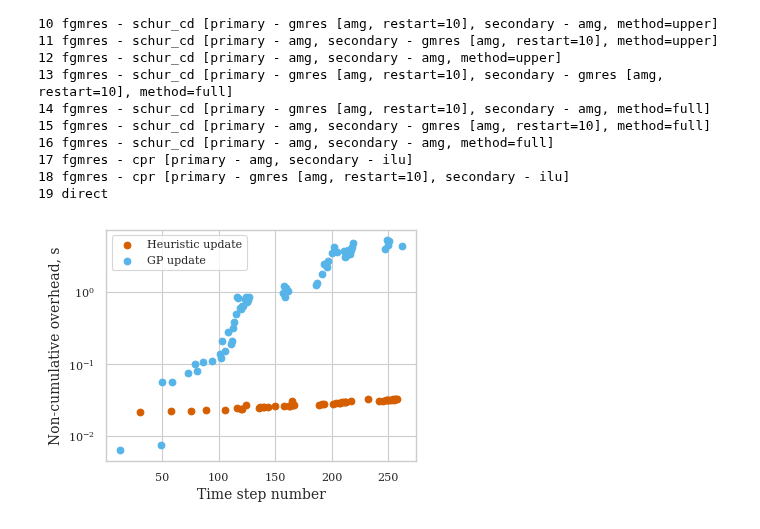
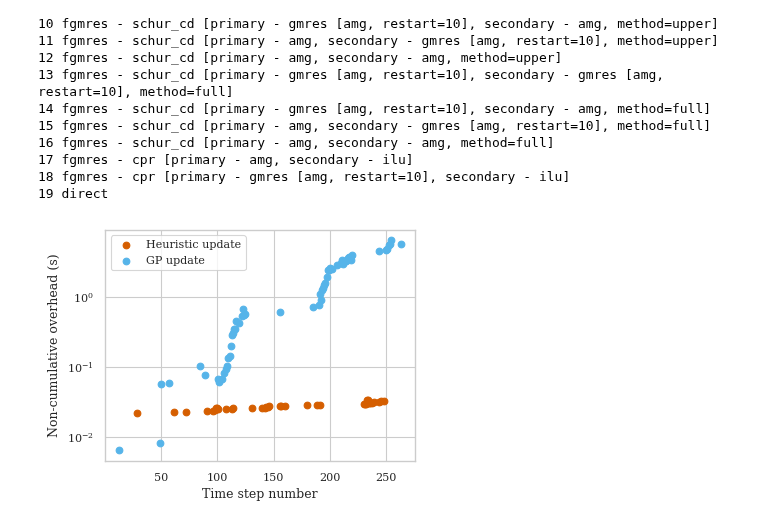
Before and after one commit to Yuriyzabegaev/solver_selector, a Jupyter notebook: examples/4_extended_solver_space/results_4_thermal.ipynb, the cells around one changed output. Saved outputs shown, nothing was run; the diff lists cells and outputs as text; code cells hidden in the pictures.

```diff
--- a/examples/4_extended_solver_space/results_4_thermal.ipynb
+++ b/examples/4_extended_solver_space/results_4_thermal.ipynb
@@ -10,8 +10,8 @@ tex_fonts = {
     # "text.usetex": True,
     "font.family": "serif",
     # Use 10pt font in plots, to match 10pt font in document
-    "axes.labelsize": 10,
-    "font.size": 10,
+    "axes.labelsize": 9,
+    "font.size": 9,
     # Make the legend/label fonts a little smaller
     "legend.fontsize": 8,
     "xtick.labelsize": 8,
@@ -42,8 +42,8 @@ data = {
     "Only CPR": load_data('../1/thermal_cpr', n_newest=NUM_SIMS),
     "Only Schur": load_data('../1/thermal_schur', n_newest=NUM_SIMS),
     "CPR and Schur only": load_data('../1/thermal_dynamic', n_newest=NUM_SIMS),
-    "Many solvers": load_data("thermal_many_solvers", n_newest=NUM_SIMS),
-    "Many solvers gp": load_data("thermal_many_solvers_gp", n_newest=NUM_SIMS),
+    'Ext. solver space - heu.': load_data("thermal_many_solvers", n_newest=NUM_SIMS),
+    "Ext. solver space - GP": load_data("thermal_many_solvers_gp", n_newest=NUM_SIMS),
     # "Random": load_data("thermal_random", n_newest=NUM_SIMS),
     # "Source location coldstart": load_data("thermal_coldstart_source_location", n_newest=NUM_SIMS),
     # "Source location warmstart": load_data("thermal_warmstart_source_location", n_newest=NUM_SIMS),
@@ -77,8 +77,8 @@ COLORS = {
     'Only CPR': 'C0',
     'Only Schur': 'C1',
     'CPR and Schur only': 'C3',
-    'Many solvers': 'C2',
-    'Many solvers gp': 'C5',
+    'Ext. solver space - heu.': 'C2',
+    'Ext. solver space - GP': 'C5',
 }
 
 for name, values in data.items():
@@ -117,7 +117,7 @@ for name, values in data.items():
         best = mean
     plt.fill_between(x_space, min_, max_, color=COLORS[name], alpha=0.3)
     kwargs = dict()
-    if name in ['Many solvers', 'Many solvers gp']:
+    if name in ['Ext. solver space - heu.', 'Ext. solver space - GP']:
         kwargs['linestyle'] = '--'
 
     plt.plot(x_space, mean, color=COLORS[name], label=name, **kwargs)
@@ -127,7 +127,7 @@ for name, values in data.items():
 
 plt.legend(loc='upper left')
 plt.xlabel(X_LABEL)
-plt.ylabel("Spent time solving linear systems, s.")
+plt.ylabel("Spent time solving linear systems (s)")
 
 if save_media_path is not None:
     plt.savefig(save_media_path / "experiment4_performance.pdf", bbox_inches="tight")
@@ -305,7 +305,7 @@ def plot_timestep(
     sim_time, time_steps, solver_colors, solver_names, experiment_name, cluster=False
 ):
     plt.figure(figsize=(6, 2))
-    plt.ylabel("Time step value, s.")
+    plt.ylabel("Time step value (s)")
     plt.xlabel(X_LABEL)
     color_solvers(sim_time, time_steps, solver_colors, solver_names)
     plt.yscale("log")
@@ -382,7 +382,7 @@ def plot_full_hist(list_of_lists_of_solver_colors, names):
 
         bincenters = 0.5 * (bins[1:] + bins[:-1])
 
-        label = {"Many solvers": "Heuristic", "Many solvers gp": "GP"}[name]
+        label = {'Ext. solver space - heu.': "Heuristic", "Ext. solver space - GP": "GP"}[name]
 
         plt.bar(
             bins[:-1] + offset,
@@ -414,10 +414,10 @@ def plot_compare_heuristic_gp(
     sim_time_list, time_step_list, сolor_list_clustered, cluster_names_list, names, experiment_id
 ):
     fig, axes = plt.subplots(
-        nrows=1, ncols=2, figsize=(10, 2), squeeze=True, sharey="row"
+        nrows=1, ncols=2, figsize=(9, 2), squeeze=True, sharey="row"
     )
     fig.tight_layout()
-    axes[0].set_ylabel("Time step value, s.")
+    axes[0].set_ylabel("Time step value (s)")
     for i, ax in enumerate(axes):
         ax.set_yscale("log")
         ax.set_xlabel(X_LABEL)
@@ -430,7 +430,7 @@ def plot_compare_heuristic_gp(
             legend=False,
         )
         ax.set_title(
-            {"Many solvers": "Heuristic", "Many solvers gp": "Gaussian process"}[
+            {'Ext. solver space - heu.': "Heuristic", "Ext. solver space - GP": "Gaussian process"}[
                 names[i]
             ]
         )
@@ -453,7 +453,7 @@ list_of_cluster_names = []
 names = []
 
 for name, vals in data.items():
-    if name not in ["Many solvers", "Many solvers gp"]:
+    if name not in ['Ext. solver space - heu.', "Ext. solver space - GP"]:
         continue
     colors_list = []
     solver_names_list = []
@@ -545,41 +545,41 @@ for i, name in solver_names_list[0].items():
 18 fgmres - cpr [primary - gmres [amg, restart=10], secondary - ilu]
 19 direct
 # %%
-gb_data = np.load('performance/thermal_many_solvers_9.npy', allow_pickle=True).tolist()
-gp_data = np.load('performance/thermal_many_solvers_gp_9.npy', allow_pickle=True).tolist()
+gb_data = np.load('performance/thermal_many_solvers_16.npy', allow_pickle=True).tolist()
+gb_metrics = np.load('performance/thermal_many_solvers_16_metrics.npy', allow_pickle=True).item()
 
-gp_metrics = np.load('performance/thermal_many_solvers_gp_9_metrics.npy', allow_pickle=True).item()
-gb_metrics = np.load('performance/thermal_many_solvers_9_metrics.npy', allow_pickle=True).item()
+gp_metrics = np.load('performance/thermal_many_solvers_gp_16_metrics.npy', allow_pickle=True).item()
+gp_data = np.load('performance/thermal_many_solvers_gp_16.npy', allow_pickle=True).tolist()
 
 def plot_overhead(data, metrics, name, label):
 
     colors, _ = make_solver_colors(data, cluster=False)
     colors = np.array(colors)
 
     values, count = np.unique(colors, return_counts=True)
     argsort = np.argsort(count)[::-1]
     count = count[argsort]
     values = values[argsort]
     most_common_solver = colors == values[0]
 
     timesteps_where_used = np.where(most_common_solver)[0]
 
     update = np.array(metrics['update_selector_times'])[most_common_solver]
     select = np.array(metrics['select_solver_times'])[most_common_solver]
 
     plt.scatter(timesteps_where_used, update, label=label + ' update', color=COLORS[name])
 
 
 plt.figure(figsize=(4, 3))
-plot_overhead(gb_data, gb_metrics, 'Many solvers', 'Heuristic')
-plot_overhead(gp_data, gp_metrics, 'Many solvers gp', 'GP')
+plot_overhead(gb_data, gb_metrics, 'Ext. solver space - heu.', 'Heuristic')
+plot_overhead(gp_data, gp_metrics, 'Ext. solver space - GP', 'GP')
 plt.yscale('log')
-plt.ylabel('Non-cumulative overhead, s')
+plt.ylabel('Non-cumulative overhead (s)')
 plt.xlabel('Time step number')
 plt.legend()
 
 if save_media_path is not None:
     plt.savefig(save_media_path / "overheads.pdf", bbox_inches="tight")
 plt.show()
 # %% [output]
-[figure, old version]
+[figure, new version]
```
Also changed, not shown: parts of 2 cells of this notebook, 5 other files.
